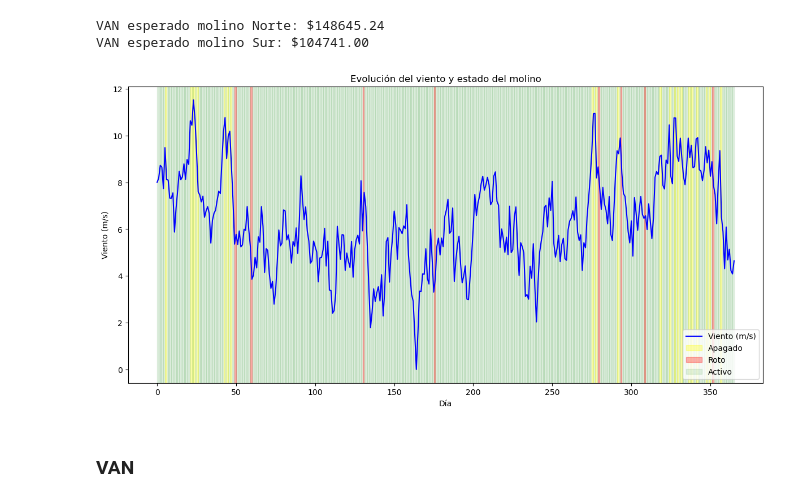
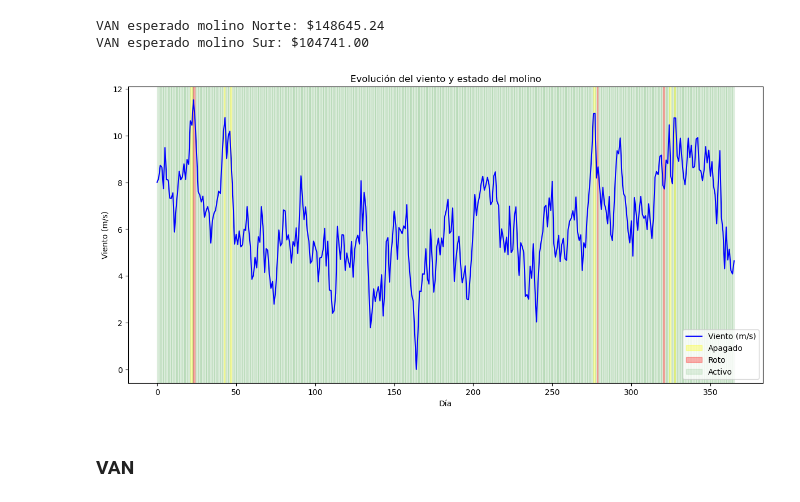
Before and after one commit to emi-verdun/Simulacion-Molino-ACN, a Jupyter notebook: simulacion.ipynb, the cells around one changed output. Saved outputs shown, nothing was run; the diff lists cells and outputs as text; code cells hidden in the pictures.

```diff
--- a/simulacion.ipynb
+++ b/simulacion.ipynb
@@ -364,7 +364,8 @@ def simulate_molino(S, K, delta, repair_cost=200000, shut_cost=1000, income_rate
             cashflows[i, t-1] *= np.exp(-interest_rate * t / 365)
 
     #Valor Actual Neto esperado
-    van = np.mean(np.sum(cashflows, axis=1))
+    #van = np.mean(np.sum(cashflows, axis=1))
+    van = np.sum(cashflows, axis=1)
 
     return van, cashflows, molino_activo, molino_apagado, molino_roto
 # %%
@@ -387,7 +388,7 @@ camino_viento = viento_molino_sur[0]
 
 _, cashflows, active, shut_downs, breakdowns = simulate_molino(
     S=camino_viento.reshape(1, -1),
-    K=K,
+    K=10,
     delta=delta
 )
 
@@ -399,34 +400,34 @@ estado_molino[breakdowns[0]] = -1
 # Crear la figura y los ejes
 fig, ax1 = plt.subplots(figsize=(12, 6))
 
 # Grafico del viento
 ax1.plot(camino_viento, label="Viento (m/s)", color="blue")
 ax1.set_xlabel("Día")
 ax1.set_ylabel("Viento (m/s)", color="black")
 ax1.tick_params(axis='y', labelcolor="black")
 
 # Crear diccionario para manejar etiquetas y colores únicos
 legend_elements = {
     'Apagado': {'color': 'yellow', 'alpha': 0.3},
     'Roto': {'color': 'red', 'alpha': 0.3},
     'Activo': {'color': 'green', 'alpha': 0.1}
 }
 
 # Superponer regiones de color según el estado del molino
 for state, properties in legend_elements.items():
     indices = np.where(estado_molino == {'Apagado': 0, 'Roto': -1, 'Activo': 1}[state])[0]
     for i in indices:
         ax1.axvspan(i, i+1, color=properties['color'], alpha=properties['alpha'], label=state if i == indices[0] else "")
 
 # Añadir la leyenda sólo una vez por categoría
 ax1.legend(loc="lower right")
 
 # Ajustar y mostrar
 fig.tight_layout()
 plt.title("Evolución del viento y estado del molino")
 plt.show()
 # %% [output]
-[figure, old version]
+[figure, new version]
 # %% [markdown]
 ### VAN
 # %% [markdown]
```
Also changed, not shown: parts of 2 cells of this notebook.
